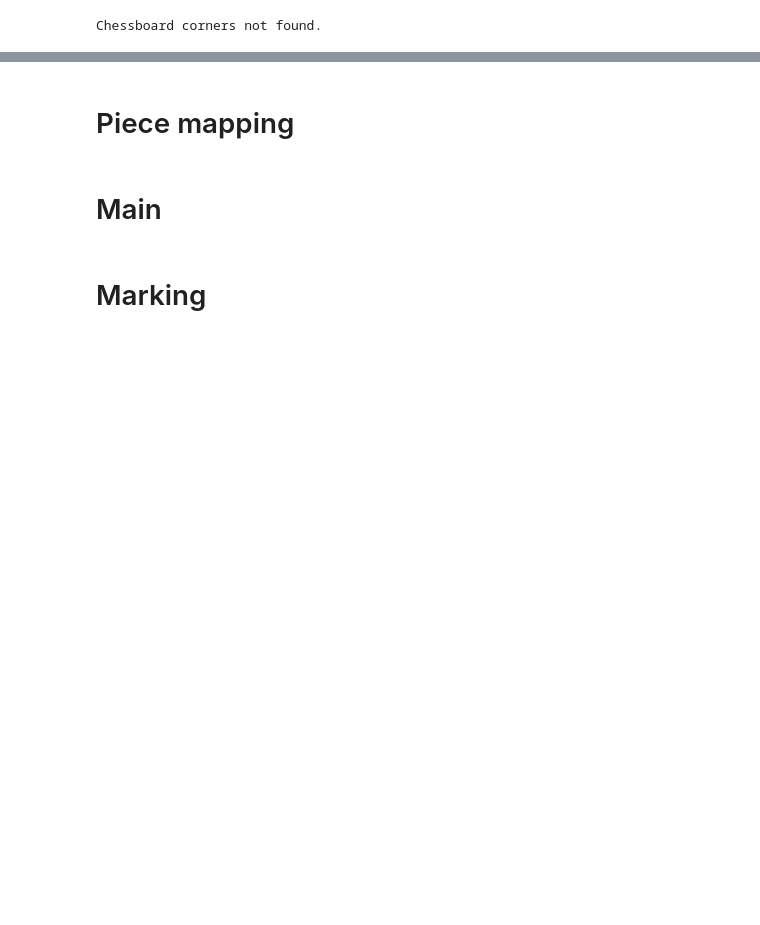
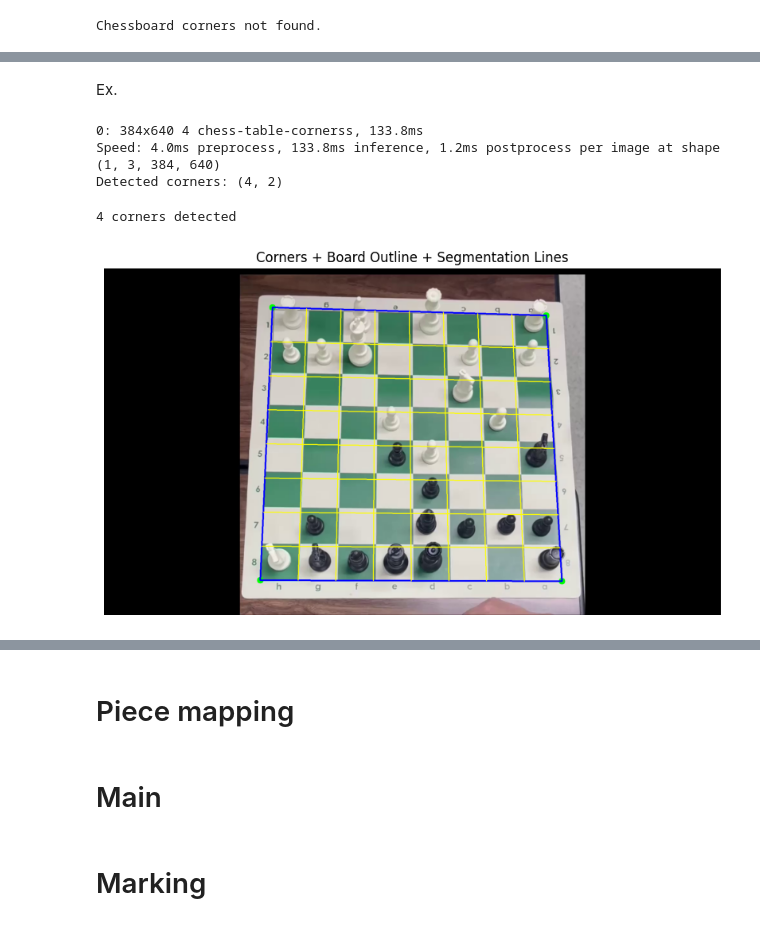
Before and after one commit to FadeZx/DT-467_ChessMoveTracking, a Jupyter notebook: 2_2024_DT_467_ChessMove.ipynb, the cells around one changed output, grey strips where cells are left out. Drawn from its saved outputs; the diff is of its cells as text; code cells hidden in the pictures; blank space fills up the shorter version.

```diff
--- a/2_2024_DT_467_ChessMove.ipynb
+++ b/2_2024_DT_467_ChessMove.ipynb
@@ -79,0 +340,79 @@ Chessboard corners not found.
+# %% [markdown]
+Ex.
+# %%
+# Load trained model
+model = YOLO('best.pt')
+
+# Already corrected image
+# img_corrected = find_correct_orientation(img, reader)
+
+# Last good corners backup
+last_good_corners = None
+
+# Run YOLO prediction
+results = model.predict(source=img_corrected, imgsz=640, line_width=1, conf=0.25, save_txt=False, save=False)
+
+# Extract detected corners
+all_corners = []
+for r in results:
+    for box in r.boxes.xyxy:  # boxes: (x1, y1, x2, y2)
+        x1, y1, x2, y2 = box.tolist()
+        cx = (x1 + x2) / 2
+        cy = (y1 + y2) / 2
+        all_corners.append([cx, cy])
+all_corners = np.array(all_corners, dtype=np.float32)
+
+print("Detected corners:", all_corners.shape)
+# %% [output]
+0: 384x640 4 chess-table-cornerss, 133.8ms
+Speed: 4.0ms preprocess, 133.8ms inference, 1.2ms postprocess per image at shape (1, 3, 384, 640)
+Detected corners: (4, 2)
+# %%
+# Smart fallback
+if len(all_corners) == 4:
+    print("4 corners detected")
+    ordered_corners = order_points(all_corners)
+    last_good_corners = ordered_corners
+elif len(all_corners) == 3:
+    print("Only 3 corners detected, predicting missing one...")
+    predicted_corners = predict_missing_corner(all_corners)
+    ordered_corners = order_points(predicted_corners)
+    last_good_corners = ordered_corners
+elif last_good_corners is not None:
+    print("Using last good corners!")
+    ordered_corners = last_good_corners
+else:
+    raise Exception("Cannot detect enough corners and no backup available.")
+
+img_corners = img_corrected.copy()
+# %% [output]
+4 corners detected
+# %%
+# Draw detected corner points
+for (x, y) in ordered_corners:
+    cv2.circle(img_corners, (int(x), int(y)), 10, (0, 255, 0), -1)  # Green dots
+
+# Draw big contour (the board rectangle)
+pts = ordered_corners.reshape((-1, 1, 2)).astype(np.int32)
+cv2.polylines(img_corners, [pts], isClosed=True, color=(255, 0, 0), thickness=3)  # Blue rectangle
+
+# Draw internal grid lines (8x8 squares)
+# interpolate points between the corners
+for i in range(1, 8):
+    # Horizontal lines (left to right between top and bottom edges)
+    pt1 = ordered_corners[0] + i / 8 * (ordered_corners[1] - ordered_corners[0])
+    pt2 = ordered_corners[3] + i / 8 * (ordered_corners[2] - ordered_corners[3])
+    cv2.line(img_corners, tuple(pt1.astype(int)), tuple(pt2.astype(int)), (0, 255, 255), 2)
+
+    # Vertical lines (top to bottom between left and right edges)
+    pt1 = ordered_corners[0] + i / 8 * (ordered_corners[3] - ordered_corners[0])
+    pt2 = ordered_corners[1] + i / 8 * (ordered_corners[2] - ordered_corners[1])
+    cv2.line(img_corners, tuple(pt1.astype(int)), tuple(pt2.astype(int)), (0, 255, 255), 2)
+
+plt.figure(figsize=(10,10))
+plt.imshow(cv2.cvtColor(img_corners, cv2.COLOR_BGR2RGB))
+plt.title("Corners + Board Outline + Segmentation Lines")
+plt.axis('off')
+plt.show()
+# %% [output]
+[figure, added]
```
Also changed, not shown: parts of 23 cells of this notebook.
